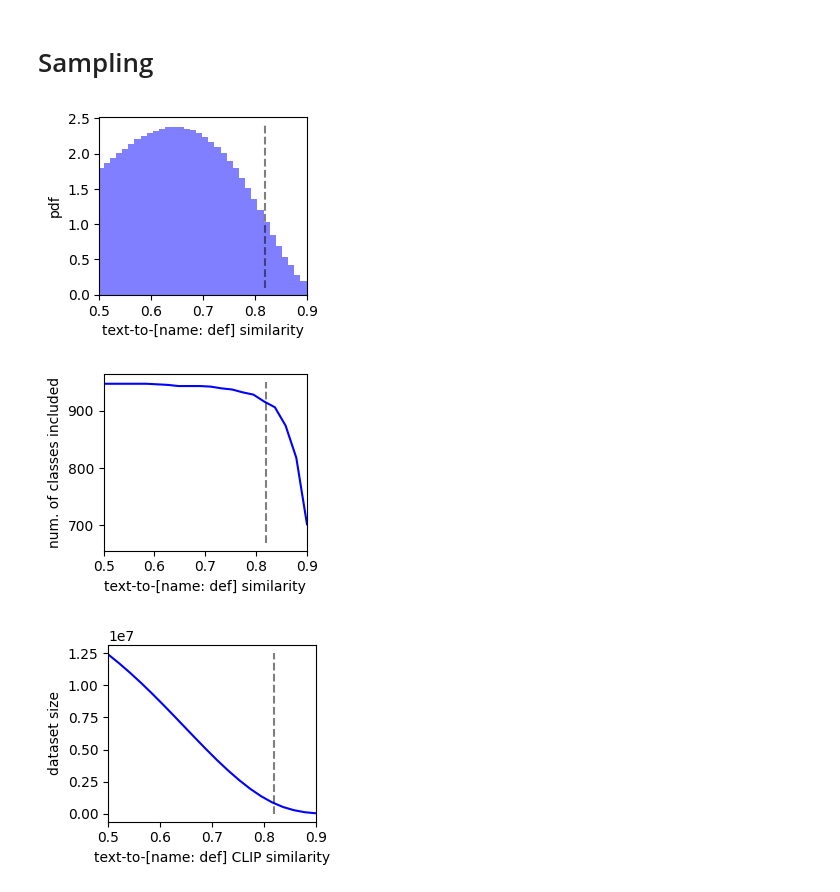
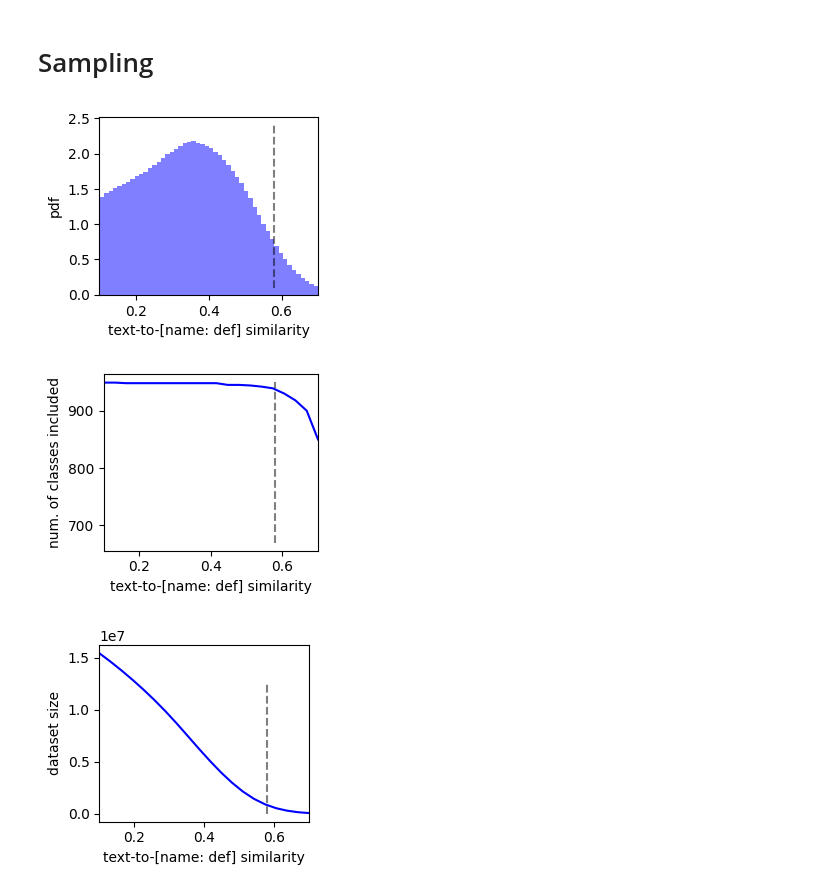
Before and after one commit to alishiraliGit/eval-on-laion, a Jupyter notebook: notebooks/choose_text_query_similarity_threshold.ipynb, the cells around one changed output. Cells and saved outputs as stored; diff of their text form; code cells hidden in the pictures.

```diff
--- a/notebooks/choose_text_query_similarity_threshold.ipynb
+++ b/notebooks/choose_text_query_similarity_threshold.ipynb
@@ -254,13 +254,13 @@ plt.savefig(os.path.join('figs', f'demo_text-query-sim-{text_encoder_ver}_bins(l
 # Sampling
 # %%
 # CLIP
-sim_ths = np.linspace(0.5, 0.9, 20)
+# sim_ths = np.linspace(0.5, 0.9, 20)
 
 # Bert-base
 # sim_ths = np.linspace(0.9, 0.99, 20)
 
 # all-mpnet
-# sim_ths = np.linspace(0.1, 0.7, 20)
+sim_ths = np.linspace(0.1, 0.7, 20)
 
 n_per_class_th = 1
 # %%
@@ -300,7 +300,7 @@ plt.tight_layout()
 
 plt.savefig(os.path.join('figs', f'text-query-sim-{text_encoder_ver}_sim_distribution_before_filtering.pdf'), bbox_inches='tight')
 # %% [output]
-[figure, old version]
+[figure, new version]
 # %%
 plt.figure(figsize=(3, 2.5))
 
@@ -323,18 +323,18 @@ plt.tight_layout()
 
 plt.savefig(os.path.join('figs', f'n-class_after_filtering_text-query-sim-{text_encoder_ver}.pdf'), bbox_inches='tight')
 # %% [output]
-[figure, old version]
+[figure, new version]
 # %%
 plt.figure(figsize=(3, 2.65))
 
 plt.plot(sim_ths, n_sample_per_th, 'b')
 plt.plot([chosen_sim_th]*2, [1.9e4, 1.25e7], 'k--', alpha=0.5)
 plt.xlim([sim_ths[0], sim_ths[-1]])
-plt.xlabel('text-to-[name: def] CLIP similarity')
+plt.xlabel('text-to-[name: def] similarity')
 plt.ylabel('dataset size')
 
 plt.tight_layout()
 
 plt.savefig(os.path.join('figs', f'dataset_size_after_filtering_text-query-sim-{text_encoder_ver}.pdf'), bbox_inches='tight')
 # %% [output]
-[figure, old version]
+[figure, new version]
```
Also changed, not shown: parts of 2 cells of this notebook, 15 other files.
